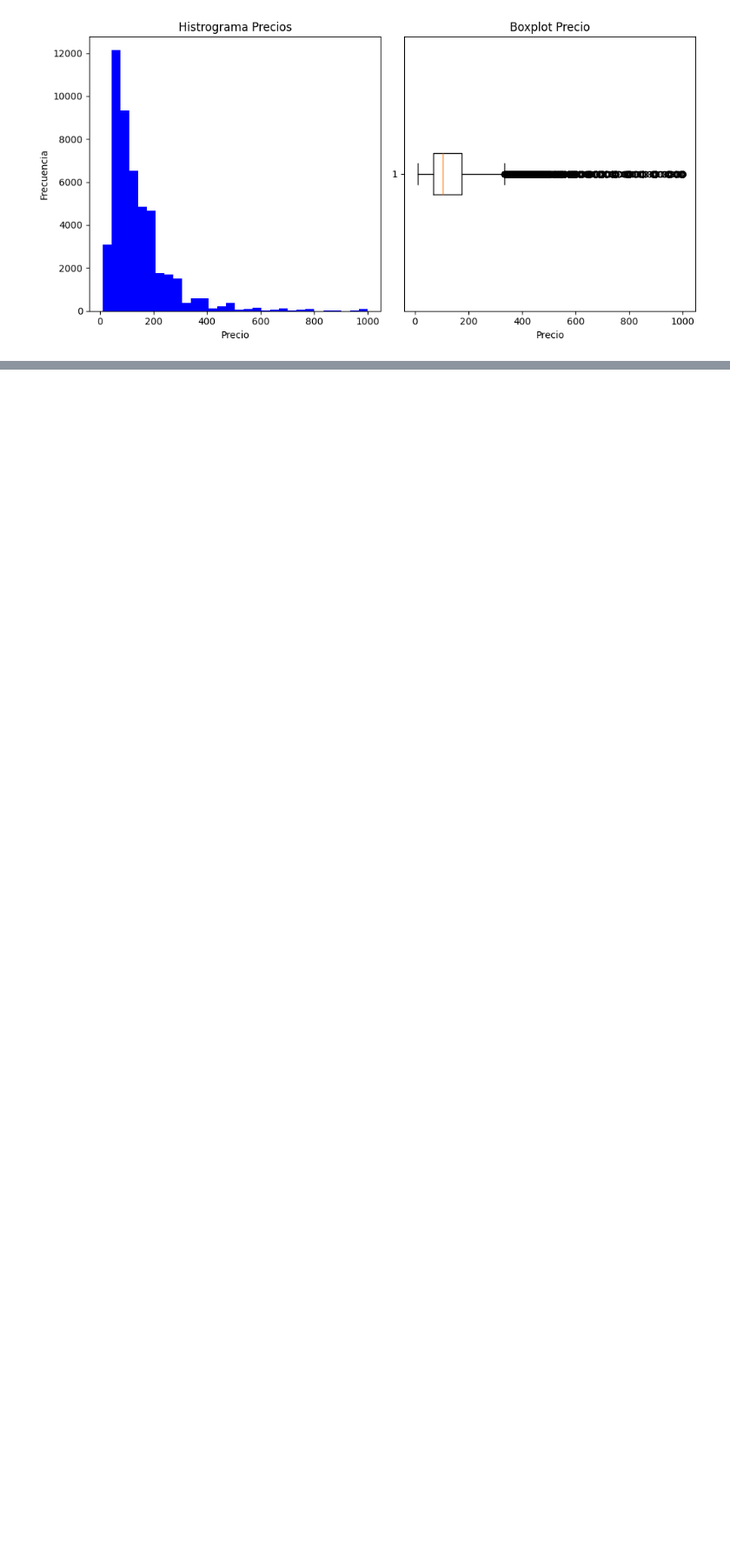
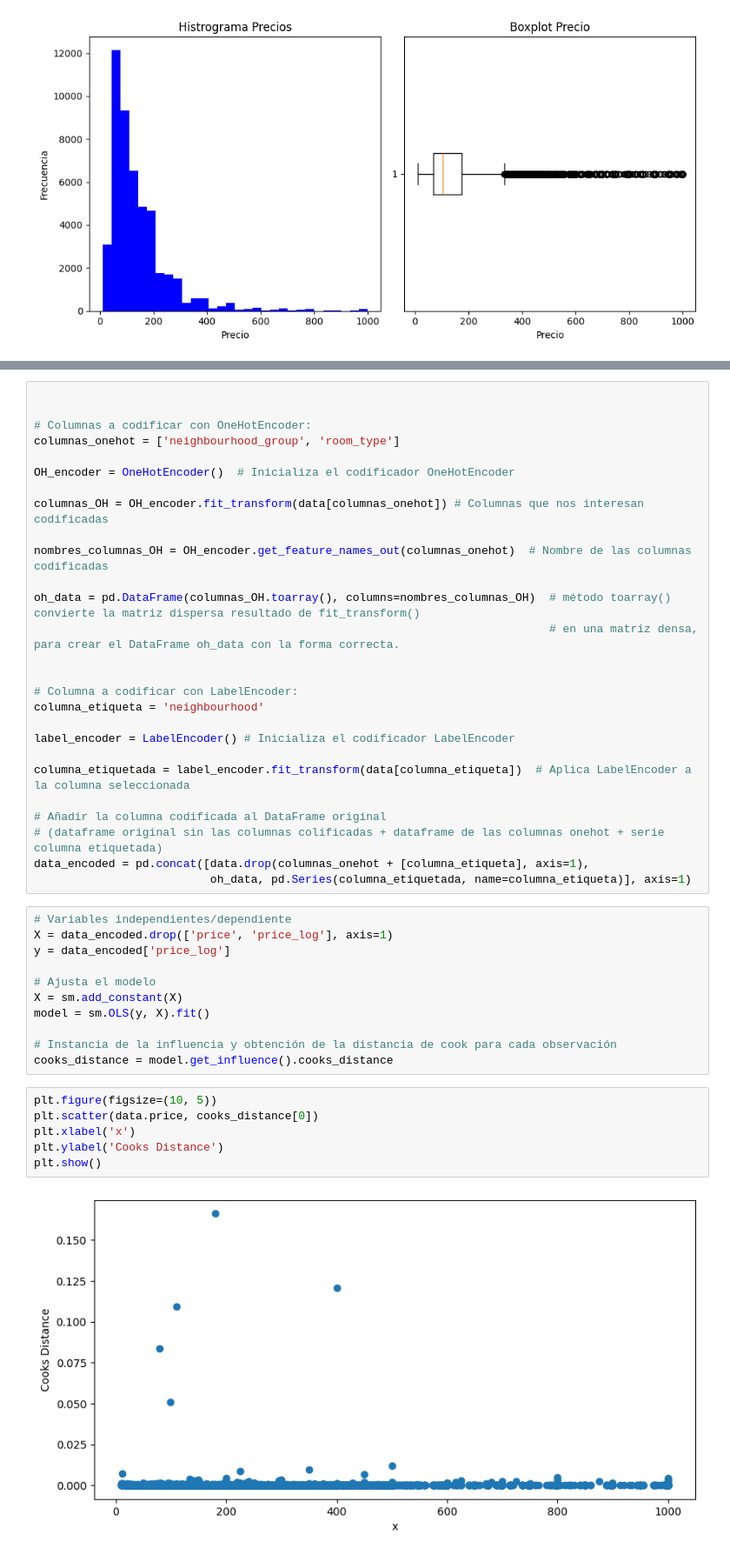
Before and after one commit to patriciamv97/machine-learning-python-template, a Jupyter notebook: src/explore.ipynb, the cells around one changed output, grey strips where cells are left out. Shown at 87% size. Drawn from its saved outputs; the diff is of its cells as text; blank space fills up the shorter version.

Commit message:
d. cook

```diff
--- a/src/explore.ipynb
+++ b/src/explore.ipynb
@@ -376,0 +281,46 @@ print(data_encoded.head())
+# %%
+
+
+# Columnas a codificar con OneHotEncoder:
+columnas_onehot = ['neighbourhood_group', 'room_type']
+
+OH_encoder = OneHotEncoder()  # Inicializa el codificador OneHotEncoder
+
+columnas_OH = OH_encoder.fit_transform(data[columnas_onehot]) # Columnas que nos interesan codificadas
+
+nombres_columnas_OH = OH_encoder.get_feature_names_out(columnas_onehot)  # Nombre de las columnas codificadas
+
+oh_data = pd.DataFrame(columnas_OH.toarray(), columns=nombres_columnas_OH)  # método toarray() convierte la matriz dispersa resultado de fit_transform()
+                                                                            # en una matriz densa, para crear el DataFrame oh_data con la forma correcta.
+
+
+# Columna a codificar con LabelEncoder:
+columna_etiqueta = 'neighbourhood'
+
+label_encoder = LabelEncoder() # Inicializa el codificador LabelEncoder
+
+columna_etiquetada = label_encoder.fit_transform(data[columna_etiqueta])  # Aplica LabelEncoder a la columna seleccionada
+
+# Añadir la columna codificada al DataFrame original
+# (dataframe original sin las columnas colificadas + dataframe de las columnas onehot + serie columna etiquetada)
+data_encoded = pd.concat([data.drop(columnas_onehot + [columna_etiqueta], axis=1),
+                          oh_data, pd.Series(columna_etiquetada, name=columna_etiqueta)], axis=1)
+# %%
+# Variables independientes/dependiente
+X = data_encoded.drop(['price', 'price_log'], axis=1)
+y = data_encoded['price_log']
+
+# Ajusta el modelo
+X = sm.add_constant(X)
+model = sm.OLS(y, X).fit()
+
+# Instancia de la influencia y obtención de la distancia de cook para cada observación
+cooks_distance = model.get_influence().cooks_distance
+# %%
+plt.figure(figsize=(10, 5))
+plt.scatter(data.price, cooks_distance[0])
+plt.xlabel('x')
+plt.ylabel('Cooks Distance')
+plt.show()
+# %% [output]
+[figure, added]
```
Also changed, not shown: parts of 24 cells of this notebook.
